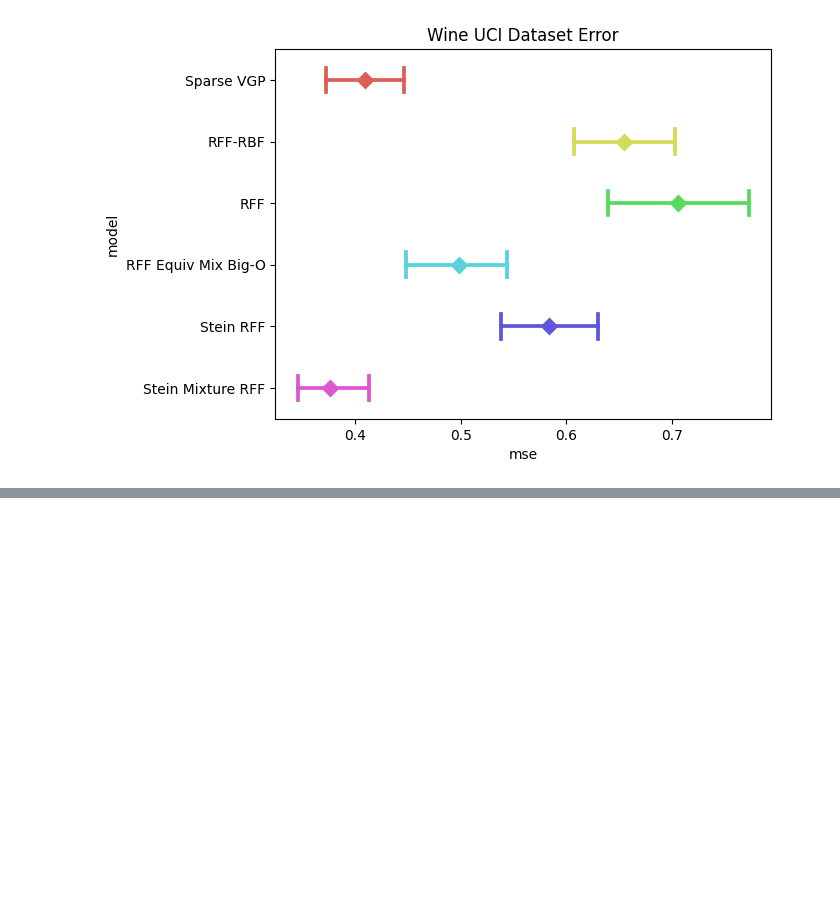
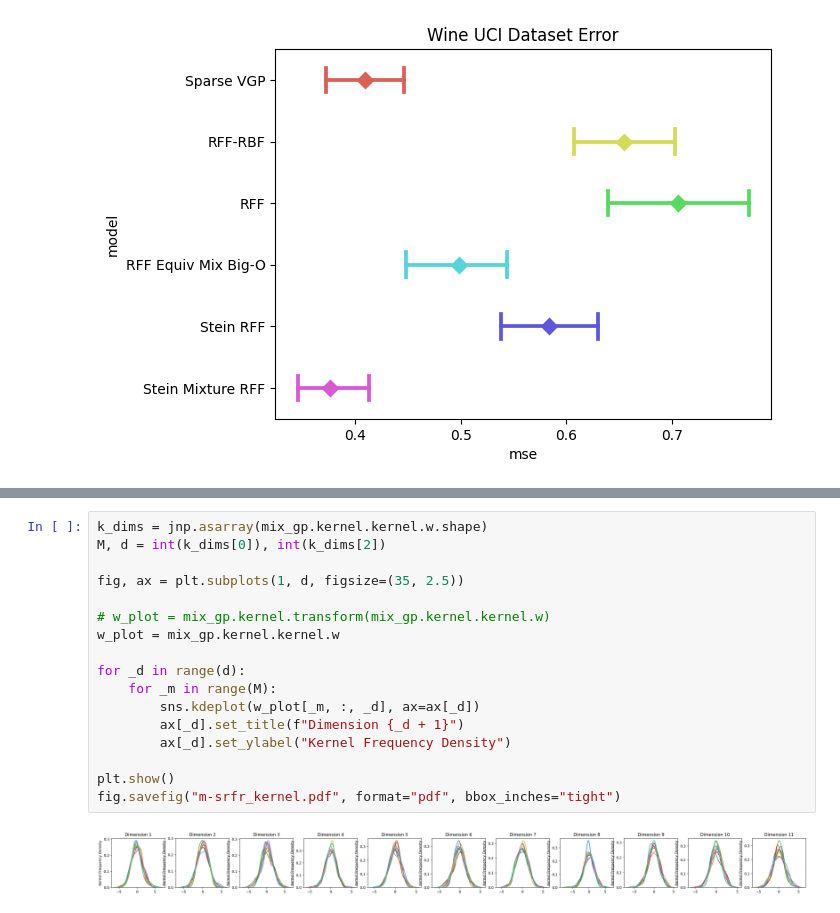
Before and after one commit to houstonwarren/m-srfr, a Jupyter notebook: experiments/wine/wine.ipynb, the cells around one changed output, grey strips where cells are left out. Cells and saved outputs as stored; diff of their text form; blank space fills up the shorter version.

```diff
--- a/experiments/wine/wine.ipynb
+++ b/experiments/wine/wine.ipynb
@@ -558,0 +593,19 @@ Text(0.5, 1.0, 'Wine UCI Dataset Error')
+# %%
+k_dims = jnp.asarray(mix_gp.kernel.kernel.w.shape)
+M, d = int(k_dims[0]), int(k_dims[2])
+
+fig, ax = plt.subplots(1, d, figsize=(35, 2.5))
+
+# w_plot = mix_gp.kernel.transform(mix_gp.kernel.kernel.w)
+w_plot = mix_gp.kernel.kernel.w
+
+for _d in range(d):
+    for _m in range(M):
+        sns.kdeplot(w_plot[_m, :, _d], ax=ax[_d])
+        ax[_d].set_title(f"Dimension {_d + 1}")
+        ax[_d].set_ylabel("Kernel Frequency Density")
+
+plt.show()
+fig.savefig("m-srfr_kernel.pdf", format="pdf", bbox_inches="tight")
+# %% [output]
+[figure, added]
```
Also changed, not shown: parts of 8 cells of this notebook, 5 other files.
